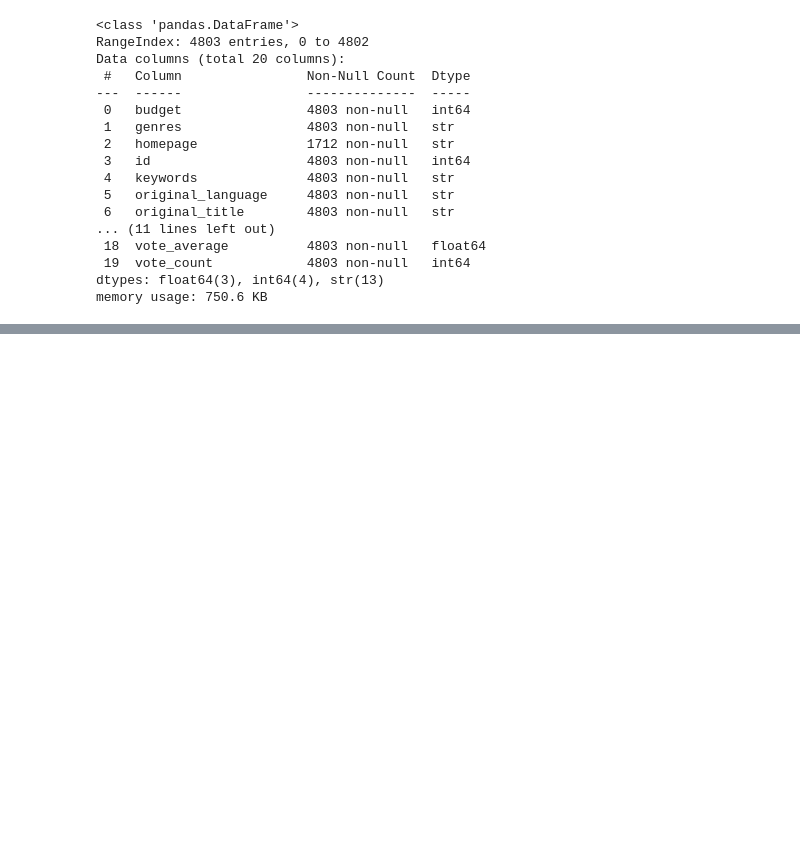
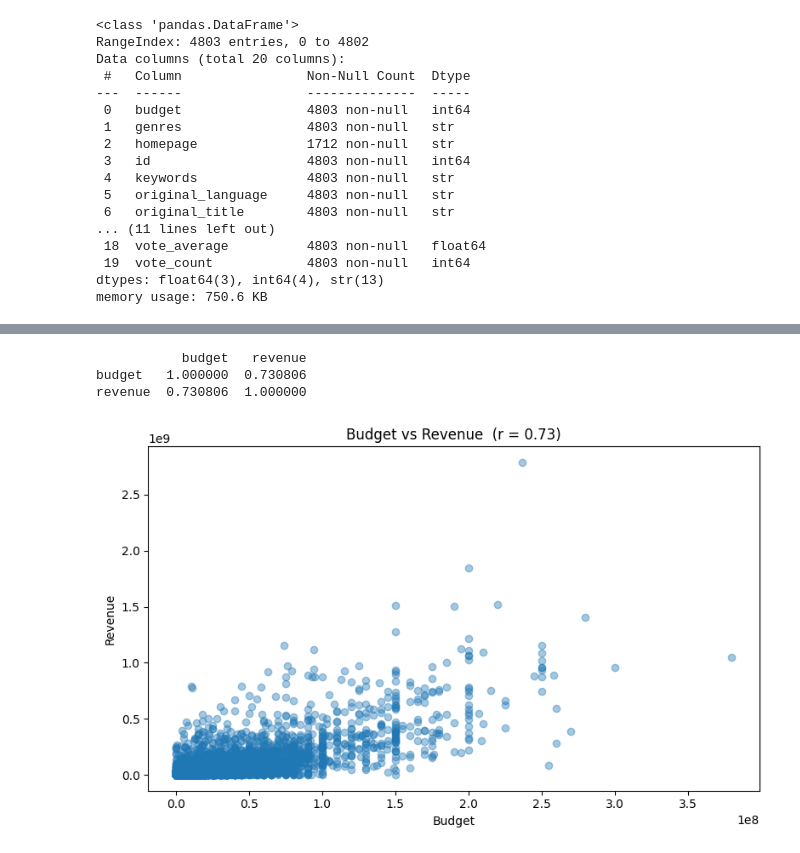
Before and after one commit to theyoussefmoussa/tmdb_movies, a Jupyter notebook: movies.ipynb, the cells around one changed output, grey strips where cells are left out. Drawn from its saved outputs; the diff is of its cells as text; code cells hidden in the pictures; blank space fills up the shorter version.

```diff
--- a/movies.ipynb
+++ b/movies.ipynb
@@ -308,0 +215,18 @@ plt.show()
+# %%
+print(df[['budget', 'revenue']].corr())
+# %% [output]
+           budget   revenue
+budget   1.000000  0.730806
+revenue  0.730806  1.000000
+# %%
+fig, ax = plt.subplots(figsize=(8, 5))
+ax.scatter(df['budget'], df['revenue'], alpha=0.4)
+ax.set_xlabel('Budget')
+ax.set_ylabel('Revenue')
+ax.set_title('Budget vs Revenue  (r = 0.73)')
+
+plt.tight_layout()
+plt.savefig('graphs/budget_vs_revenue.png', dpi=150, bbox_inches='tight')
+plt.show()
+# %% [output]
+[figure, added]
```
Also changed, not shown: parts of 60 cells of this notebook, 9 other files.
